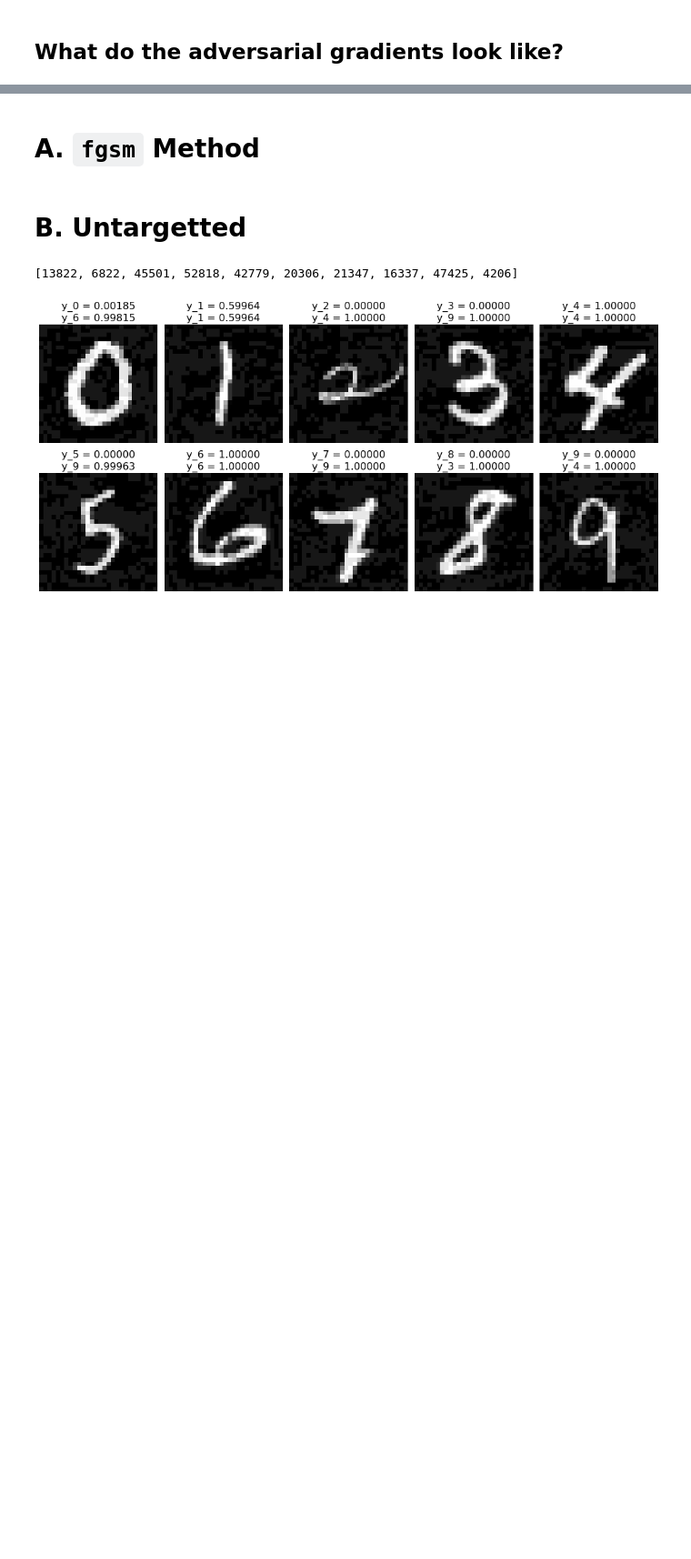
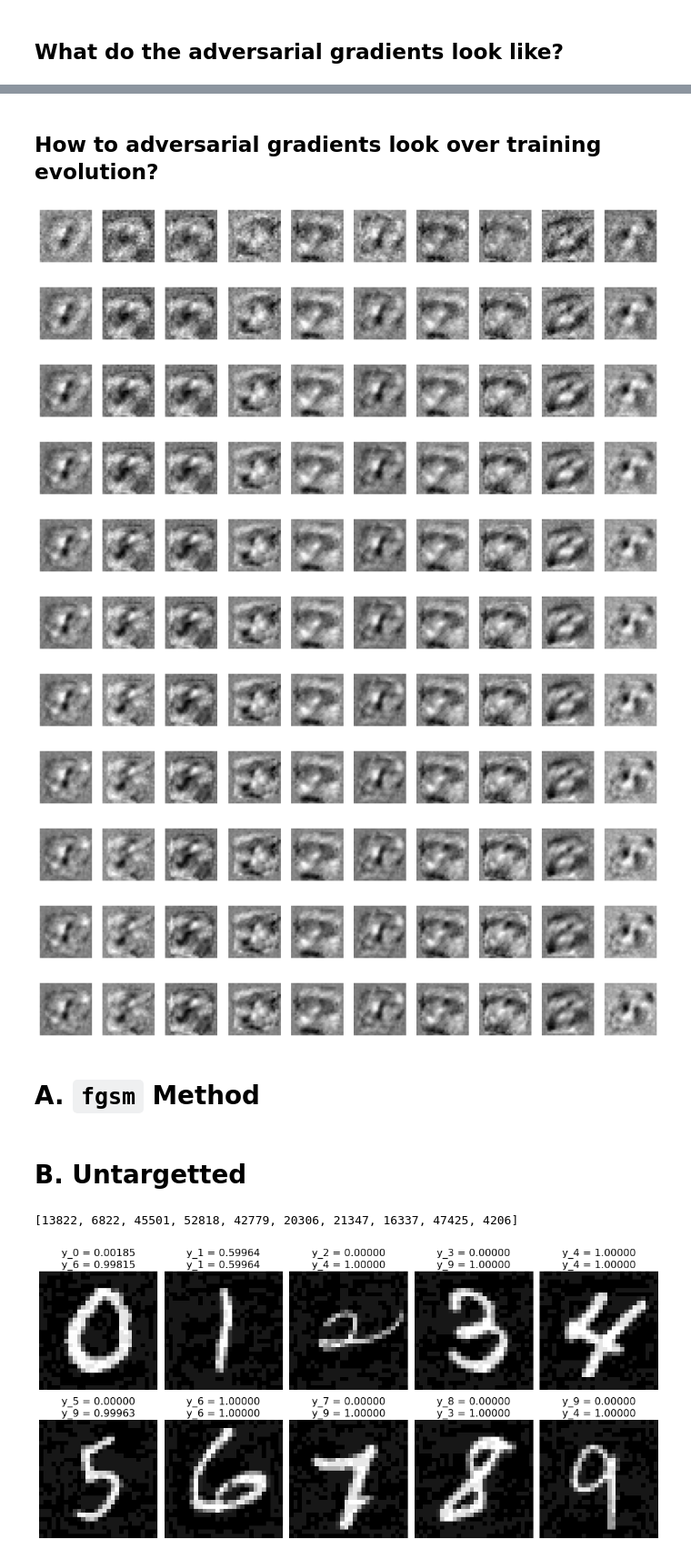
Before and after one commit to jorchard/anti_adv, a Jupyter notebook: 01-adv-gradient-evolution.ipynb, the cells around one changed output, grey strips where cells are left out. Shown at 91% size. Saved outputs shown, nothing was run; the diff lists cells and outputs as text; code cells hidden in the pictures; blank space fills up the shorter version.

```diff
--- a/01-adv-gradient-evolution.ipynb
+++ b/01-adv-gradient-evolution.ipynb
@@ -342,3 +342,37 @@ draw(x.grad[:10])
+# %% [markdown]
+## How to adversarial gradients look over training evolution?
+# %%
+paths = [f"model-checkpoint-{checkpoint}.pt" for checkpoint in checkpoints]
+model = copy.deepcopy(net)
+accuracies = {}
+for path in paths:
+
+    # load model checkpoint
+    checkpoint = torch.load(path)
+    model.load_state_dict(checkpoint['model_state_dict'])
+    optimizer.load_state_dict(checkpoint['optimizer_state_dict'])
+    epoch = checkpoint['epoch']
+
+    # Compute loss and propagate gradients
+    y = model(x.to(device))
+    loss = model.classifier_loss(y, t.to(device))
+    model.zero_grad()
+    loss.backward()
+
+    # draw grad subplot line
+    draw(x.grad[:10])
+# %% [output]
+[figure, added]
+[figure, added]
+[figure, added]
+[figure, added]
+[figure, added]
+[figure, added]
+[figure, added]
+[figure, added]
+[figure, added]
+[figure, added]
+[figure, added]
 # %% [markdown]
 # A. `fgsm` Method
 # %%
```
Also changed, not shown: parts of 6 cells of this notebook.
